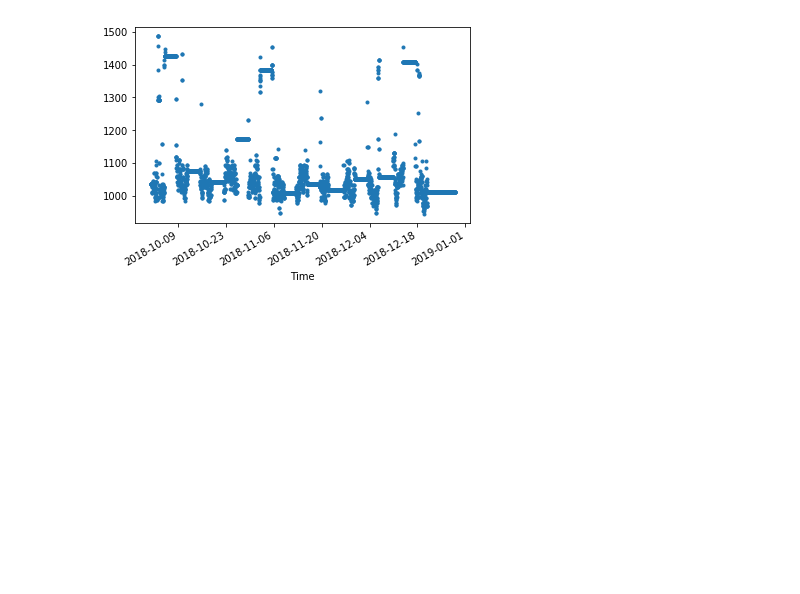
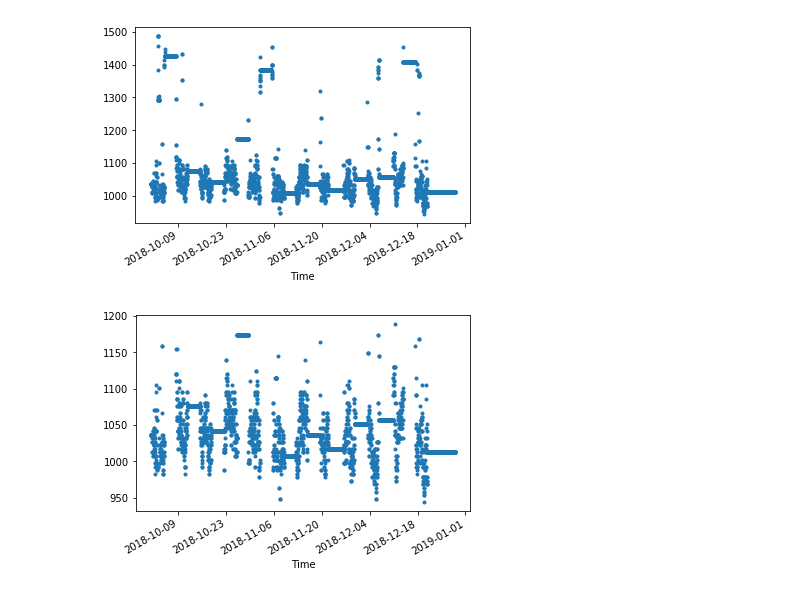
Before and after one commit to gillespilon/noob, a Jupyter notebook: data_file_diagnose.ipynb, the cells around one changed output. Saved outputs shown, nothing was run; the diff lists cells and outputs as text; code cells hidden in the pictures; blank space fills up the shorter version.

Commit message:
Create a munge filter and add a scatter plot.

```diff
--- a/data_file_diagnose.ipynb
+++ b/data_file_diagnose.ipynb
@@ -173,0 +179,7 @@ ax = df.plot.line(y='Water Load (lb/MSF)',
+# %%
+# Redo the scatter plot
+ax = df.plot.line(y='Water Load (lb/MSF)',
+                  legend=False,
+                  style='.')
+# %% [output]
+[figure, added]
```
Also changed, not shown: parts of 1 cell of this notebook.
